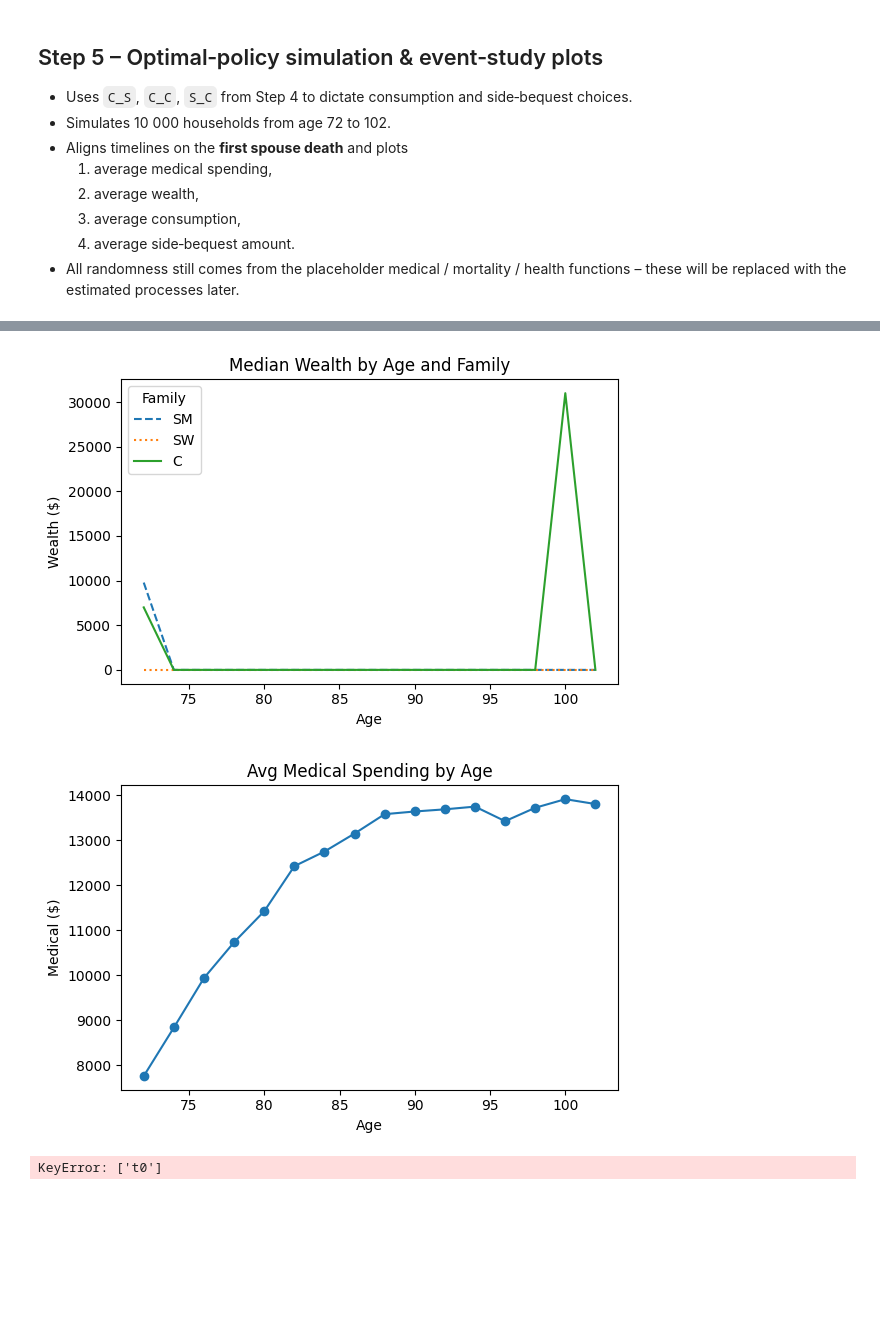
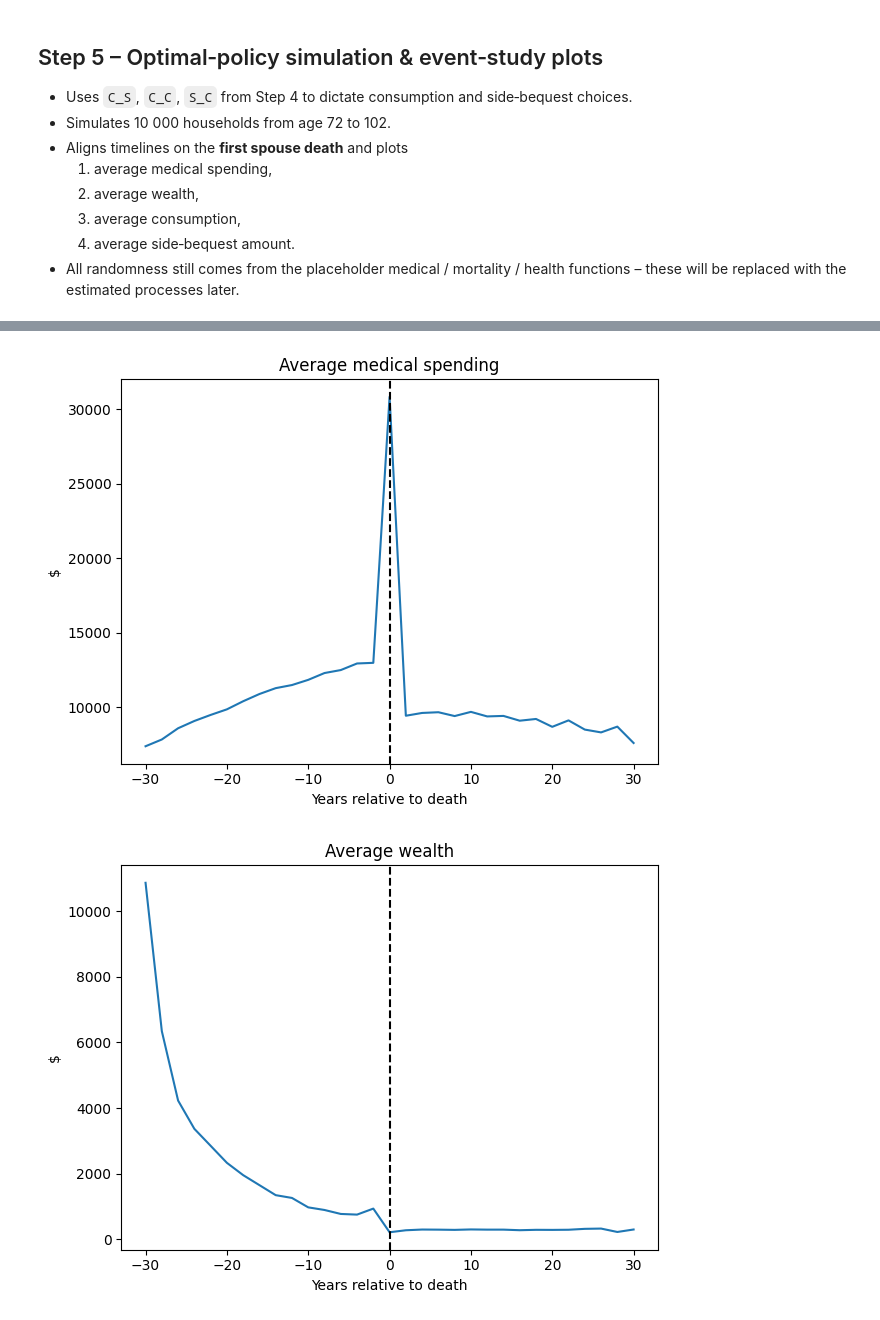
Before and after one commit to greinald/AKWL_Computational_Economics, a Jupyter notebook: retiree_saving_model.ipynb, the cells around one changed output, grey strips where cells are left out. Saved outputs shown, nothing was run; the diff lists cells and outputs as text; code cells hidden in the pictures; blank space fills up the shorter version.

```diff
--- a/retiree_saving_model.ipynb
+++ b/retiree_saving_model.ipynb
@@ -874,49 +815,31 @@ dtype: float64
-# %%
-wealth_by_age = pop.groupby(['age','family'])['wealth'].median().unstack('family')
-
-plt.figure(figsize=(6,4))
-for fam, ls in zip(['SM','SW','C'], ['--', ':', '-']):
-    if fam in wealth_by_age:
-        plt.plot(wealth_by_age.index, wealth_by_age[fam], ls, label=fam)
-plt.title("Median Wealth by Age and Family")
-plt.xlabel("Age")
-plt.ylabel("Wealth ($)")
-plt.legend(title="Family")
-plt.tight_layout()
-plt.show()
-
-# 2) Mean medical spending by age
-med_by_age = pop.groupby('age')['medical'].mean()
-plt.figure(figsize=(6,4))
-plt.plot(med_by_age.index, med_by_age.values, marker='o')
-plt.title("Avg Medical Spending by Age")
-plt.xlabel("Age")
-plt.ylabel("Medical ($)")
-plt.tight_layout()
-plt.show()
-
-# 3) Proxy‑PI terciles via initial consumption
-first_cons = pop[pop['t']==0].set_index('hid')['cons']
-pop['pi_proxy_terc'] = pd.qcut(pop['hid'].map(first_cons), q=3, labels=['low','mid','high'])
-
-evt = pop.dropna(subset=['t0']).copy()
-evt['event_time'] = evt['t'] - evt['t0']
-
-plt.figure(figsize=(6,4))
-for lab, ls in zip(['low','mid','high'], ['-', '--', ':']):
-    ser = (evt[evt['pi_proxy_terc']==lab]
-           .groupby('event_time')['wealth']
-           .mean()
-           .sort_index())
-    plt.plot(ser.index*2, ser.values, ls, label=lab)
-plt.axvline(0, color='k', ls='--')
-plt.title("Event‑study Wealth by Proxy‑PI")
-plt.xlabel("Years rel. to death")
-plt.ylabel("Wealth ($)")
-plt.legend(title="Proxy PI")
-plt.tight_layout()
-plt.show()
-# %% [output]
-[figure, removed]
-[figure, removed]
-KeyError: ['t0']
+# %%
+# ---------- event‑study plots ----------
+evt = pop.copy()
+# identify first death event per household
+evt['event_time'] = None
+evt_first = evt[evt['death']].groupby('hid')['t'].min()
+evt = evt.join(evt_first.rename('t0'), on='hid')
+evt['event_time'] = evt['t'] - evt['t0']
+
+# only rows with defined event_time
+evt = evt.dropna(subset=['event_time'])
+
+def plot_series(series, title, ylabel):
+    plt.figure()
+    plt.plot(series.index*2, series.values)
+    plt.axvline(0, ls='--', color='k')
+    plt.title(title); plt.xlabel("Years relative to death"); plt.ylabel(ylabel)
+    plt.tight_layout()
+
+plot_series(evt.groupby('event_time')['medical'].mean().sort_index(),
+            "Average medical spending", "$")
+plot_series(evt.groupby('event_time')['wealth'].mean().sort_index(),
+            "Average wealth", "$")
+plot_series(evt.groupby('event_time')['cons'].mean().sort_index(),
+            "Average consumption", "$")
+plot_series(evt.groupby('event_time')['beq_side'].mean().sort_index(),
+            "Average side‑bequest", "$")
+plt.show()
+# %% [output]
+[figure, added]
+[figure, added]
```
Also changed, not shown: parts of 9 cells of this notebook.
